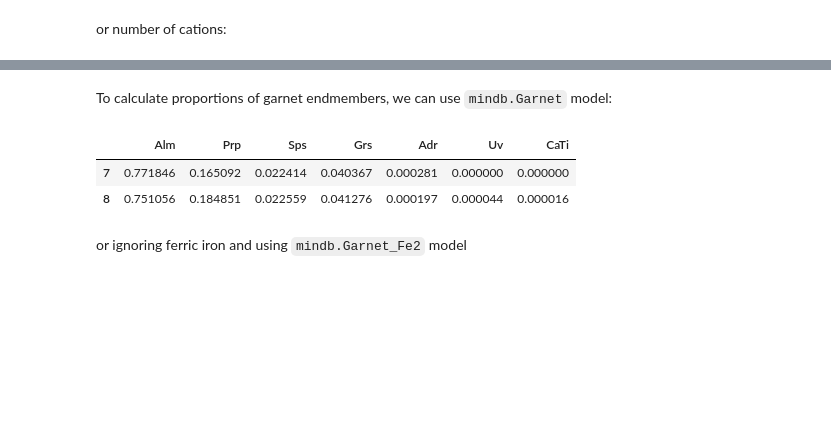
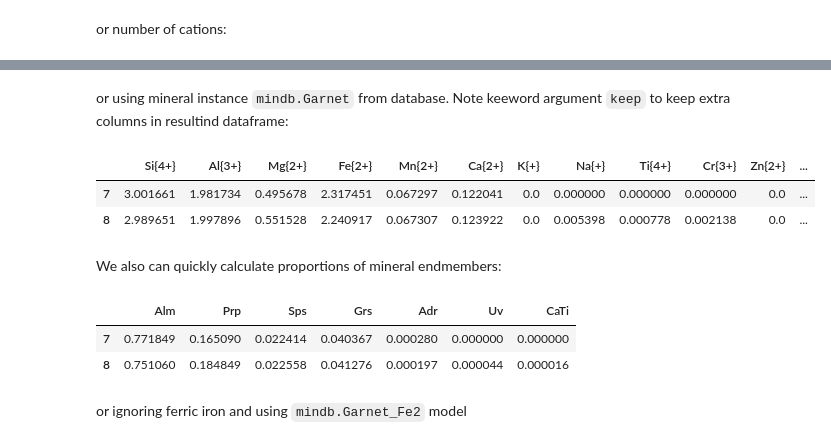
Before and after one commit to ondrolexa/petropandas, a Jupyter notebook: docs/notebooks/tutorial.ipynb, the cells around one changed output, grey strips where cells are left out. Saved outputs shown, nothing was run; the diff lists cells and outputs as text; code cells hidden in the pictures; blank space fills up the shorter version.

```diff
--- a/docs/notebooks/tutorial.ipynb
+++ b/docs/notebooks/tutorial.ipynb
@@ -80,12 +83,20 @@ g.oxides.cations(ncat=8, tocat=True)
+# %% [markdown]
+or using mineral instance `mindb.Garnet` from database. Note keeword argument `keep` to keep extra columns in resultind dataframe:
+# %%
+grt = mindb.Garnet()
+g.oxides.apfu(grt, keep=["Comment"])
+# %% [output]
+|  | Si{4+} | Al{3+} | Mg{2+} | Fe{2+} | Mn{2+} | Ca{2+} | K{+} | Na{+} | Ti{4+} | Cr{3+} | Zn{2+} | ... |
+| 7 | 3.001661 | 1.981734 | 0.495678 | 2.317451 | 0.067297 | 0.122041 | 0.0 | 0.000000 | 0.000000 | 0.000000 | 0.0 | ... |
+| 8 | 2.989651 | 1.997896 | 0.551528 | 2.240917 | 0.067307 | 0.123922 | 0.0 | 0.005398 | 0.000778 | 0.002138 | 0.0 | ... |
 # %% [markdown]
-To calculate proportions of garnet endmembers, we can use `mindb.Garnet` model:
+We also can quickly calculate proportions of mineral endmembers:
 # %%
-grt = mindb.Garnet()
 g.oxides.endmembers(grt)
 # %% [output]
 |  | Alm | Prp | Sps | Grs | Adr | Uv | CaTi |
-| 7 | 0.771846 | 0.165092 | 0.022414 | 0.040367 | 0.000281 | 0.000000 | 0.000000 |
-| 8 | 0.751056 | 0.184851 | 0.022559 | 0.041276 | 0.000197 | 0.000044 | 0.000016 |
+| 7 | 0.771849 | 0.165090 | 0.022414 | 0.040367 | 0.000280 | 0.000000 | 0.000000 |
+| 8 | 0.751060 | 0.184849 | 0.022558 | 0.041276 | 0.000197 | 0.000044 | 0.000016 |
 # %% [markdown]
 or ignoring ferric iron and using `mindb.Garnet_Fe2` model
 # %%
```
Also changed, not shown: parts of 21 cells of this notebook, 2 other files.
